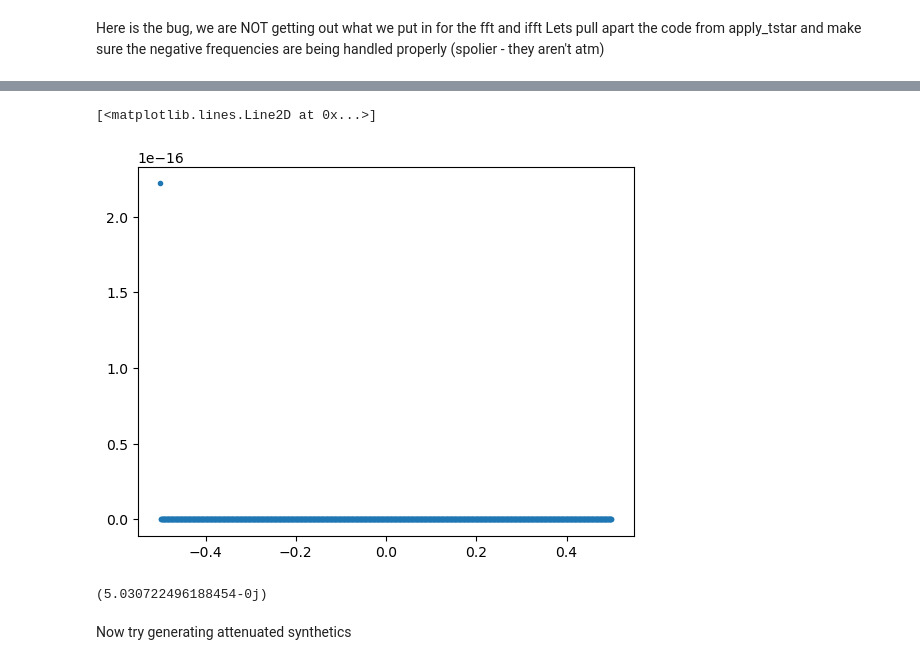
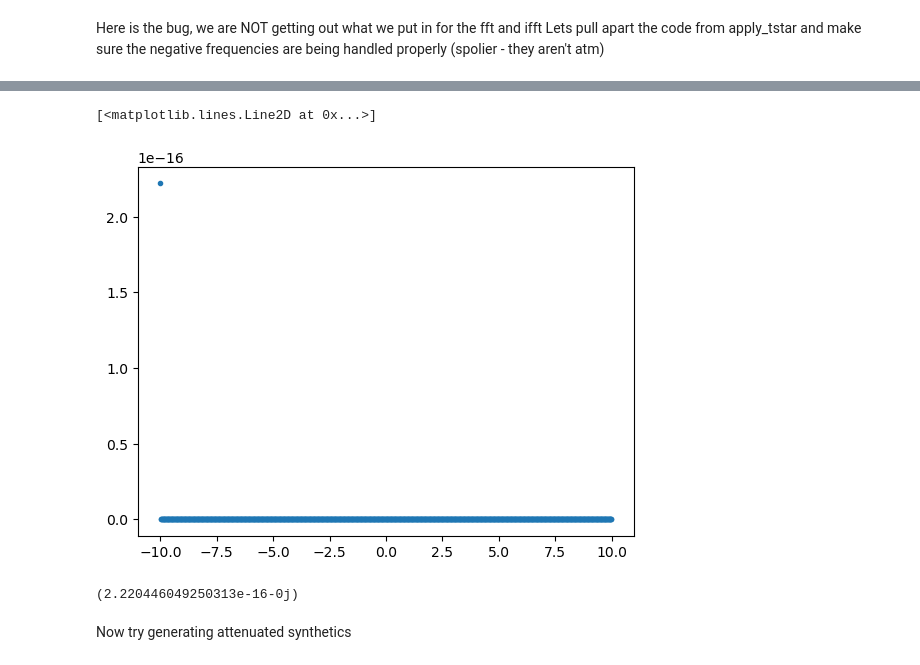
Before and after one commit to Jasplet/ani_attenuation, a Jupyter notebook: ani_attenuation/debug_ifft.ipynb, the cells around one changed output, grey strips where cells are left out. Drawn from its saved outputs; the diff is of its cells as text; code cells hidden in the pictures.

```diff
--- a/ani_attenuation/debug_ifft.ipynb
+++ b/ani_attenuation/debug_ifft.ipynb
@@ -14,7 +14,7 @@ Dev notebook to sort out the negative frequency bugs in waveform_tools.
 
 First generate a waveform with no dt* (and no frequency domain operations)
 # %%
-test = synthetics.gen_synthetic_split(30, 1.5, dtstar=0)
+test = synthetics.gen_synthetic_split(30, 1.5, dtstar=0, nsamps=1009)
 # Isolate one trace
 test.plot()
 tr = test[1].data
@@ -79,0 +86,3 @@ attenuated_signal = ifft(attenuated_fd_signal, nsamps)
+# %%
+f = fftfreq(n, delta)
+f[n//2]
@@ -98,13 +110,15 @@ ax.legend()
 # %%
 fig, ax = plt.subplots(1,1)
-ax.plot(f, abs(fd_signal) - abs(attenuated_fd_signal),'.')
+# ax.plot(f, fd_signal.real ,'-')
+ax.plot(f, (fd_signal.real - attenuated_fd_signal.real), '.')
+# ax.plot(f, (fd_signal.imag - attenuated_fd_signal.imag), '.')
 # %% [output]
 [<matplotlib.lines.Line2D at 0x...>]
-[figure, old version]
+[figure, new version]
-# %%
-fd_signal[0]
-# %% [output]
-(5.030722496188454-0j)
+# %%
+fd_signal[n//2]  - attenuated_fd_signal[n//2]
+# %% [output]
+(2.220446049250313e-16-0j)
 # %% [markdown]
 Now try generating attenuated synthetics
 # %%
```
Also changed, not shown: parts of 9 cells of this notebook.
